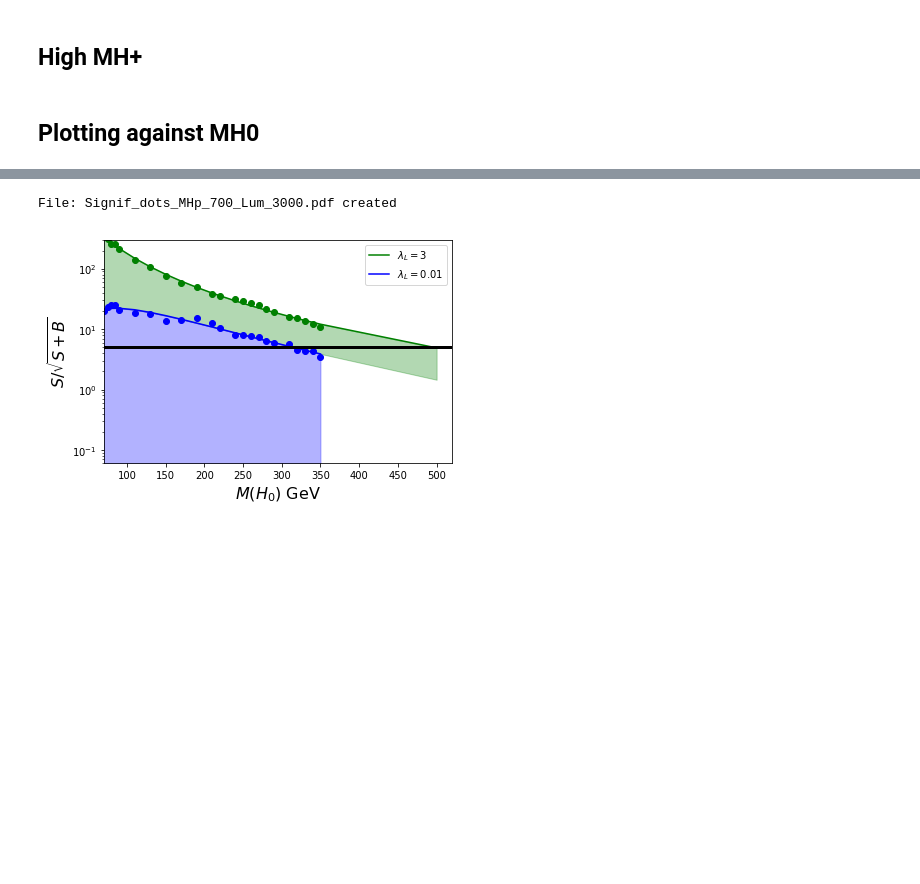
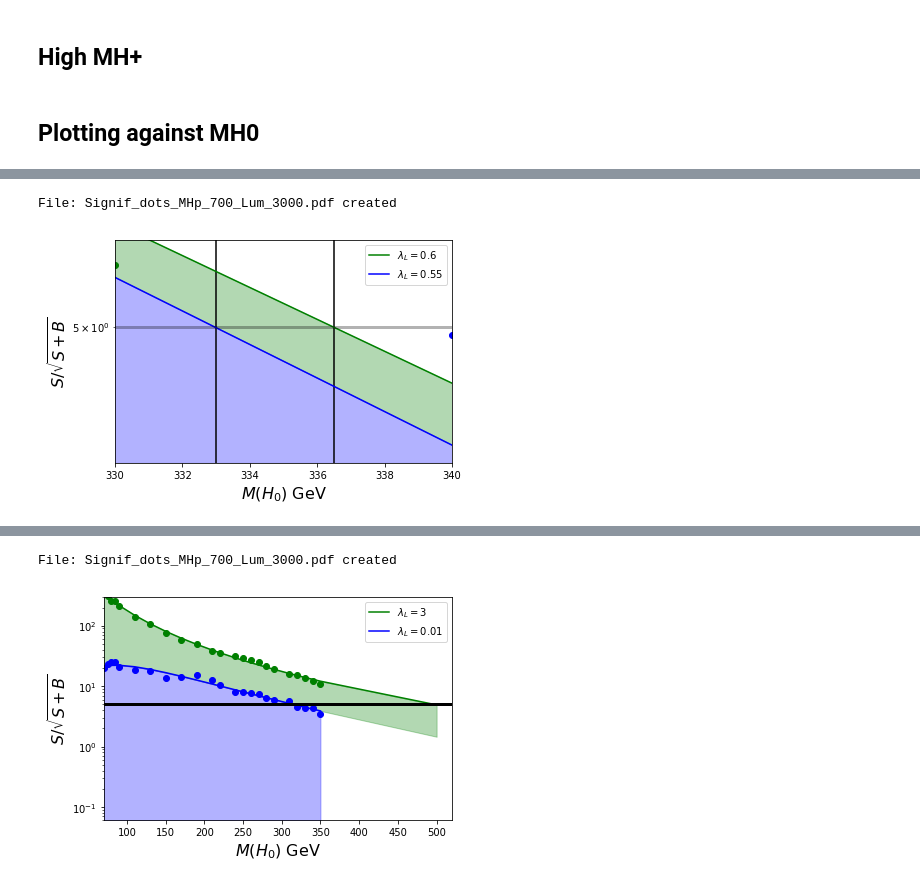
Before and after one commit to restrepo/VBF_IDM, a Jupyter notebook: Sensitivity_manual_contour.ipynb, the cells around one changed output, grey strips where cells are left out. Saved outputs shown, nothing was run; the diff lists cells and outputs as text; code cells hidden in the pictures; blank space fills up the shorter version.

```diff
--- a/Sensitivity_manual_contour.ipynb
+++ b/Sensitivity_manual_contour.ipynb
@@ -123,0 +151,6 @@ File: Signif_dots_MHp_700_Lum_3000.pdf created
+# %%
+mc=mfit(df,mc,LaL1=0.6, LaL2=0.55, MH1=336.5   , MH2=333,\
+    MHp=700,Lumi=3000000,xmin=330,xmax=340,ymin=4.7,ymax=5.2)
+# %% [output]
+File: Signif_dots_MHp_700_Lum_3000.pdf created
+[figure, added]
```
Also changed, not shown: parts of 17 cells of this notebook, 2 other files.
